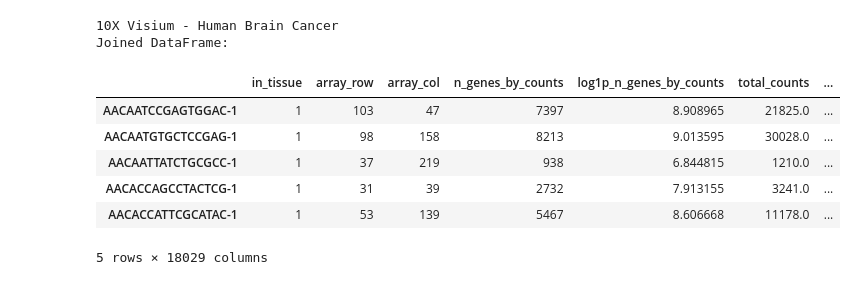
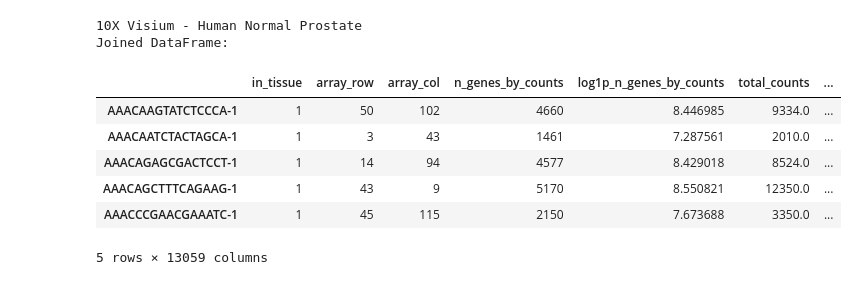
Before and after one commit to KrazyKats/TDA_cancer, a Jupyter notebook: test.ipynb, the cells around one changed output. Drawn from its saved outputs; the diff is of its cells as text; code cells hidden in the pictures.

```diff
--- a/test.ipynb
+++ b/test.ipynb
@@ -1,34 +1,34 @@
 # %%
 import anndata
 import os
 import numpy as np
 import pandas as pd
 
 # Load the .h5ad file (replace with your filename)
-input_file = os.path.join('data', 'cancer','brain.h5ad')
+input_file = os.path.join('data', 'normal','dataset.h5ad')
 adata = anndata.read_h5ad(input_file)
 
 print(adata.uns['dataset_name'])
 
 counts = adata.layers['counts']
 counts_df = pd.DataFrame(counts.toarray(), index=adata.obs_names, columns=adata.var_names)
 # convert observations to a DataFrame
 obs_df = adata.obs.copy()
 #Join the counts_df with obs_df
 joined_df = obs_df.join(counts_df, how='inner')
 # Display the first few rows of the joined DataFrame
 print("Joined DataFrame:")
 joined_df.head()
 # %% [output]
-10X Visium - Human Brain Cancer
+10X Visium - Human Normal Prostate
 Joined DataFrame:
 |  | in_tissue | array_row | array_col | n_genes_by_counts | log1p_n_genes_by_counts | total_counts | ... |
-| AACAATCCGAGTGGAC-1 | 1 | 103 | 47 | 7397 | 8.908965 | 21825.0 | ... |
-| AACAATGTGCTCCGAG-1 | 1 | 98 | 158 | 8213 | 9.013595 | 30028.0 | ... |
-| AACAATTATCTGCGCC-1 | 1 | 37 | 219 | 938 | 6.844815 | 1210.0 | ... |
-| AACACCAGCCTACTCG-1 | 1 | 31 | 39 | 2732 | 7.913155 | 3241.0 | ... |
-| AACACCATTCGCATAC-1 | 1 | 53 | 139 | 5467 | 8.606668 | 11178.0 | ... |
+| AAACAAGTATCTCCCA-1 | 1 | 50 | 102 | 4660 | 8.446985 | 9334.0 | ... |
+| AAACAATCTACTAGCA-1 | 1 | 3 | 43 | 1461 | 7.287561 | 2010.0 | ... |
+| AAACAGAGCGACTCCT-1 | 1 | 14 | 94 | 4577 | 8.429018 | 8524.0 | ... |
+| AAACAGCTTTCAGAAG-1 | 1 | 43 | 9 | 5170 | 8.550821 | 12350.0 | ... |
+| AAACCCGAACGAAATC-1 | 1 | 45 | 115 | 2150 | 7.673688 | 3350.0 | ... |
-5 rows × 18029 columns
+5 rows × 13059 columns
 # %%
 
 
```
Also changed, not shown: parts of 11 cells of this notebook, 1 other file.
